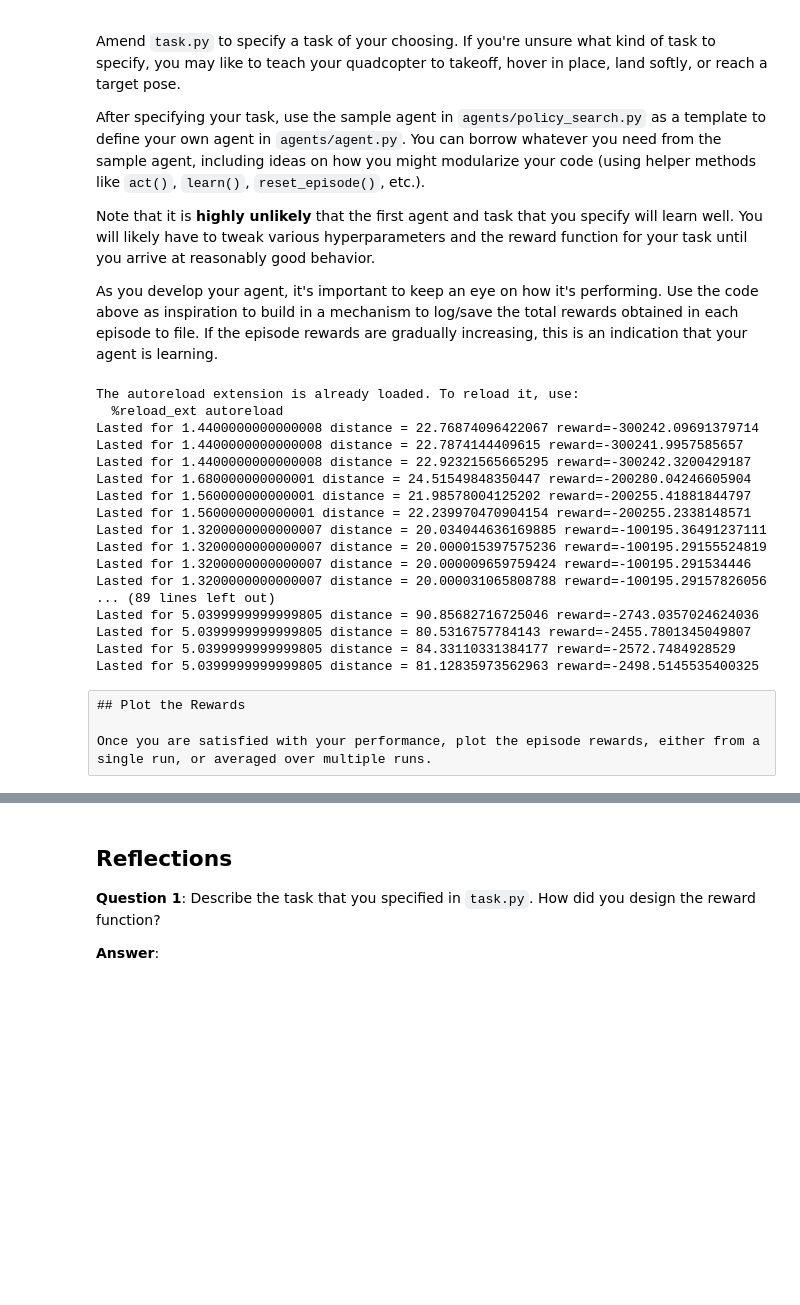
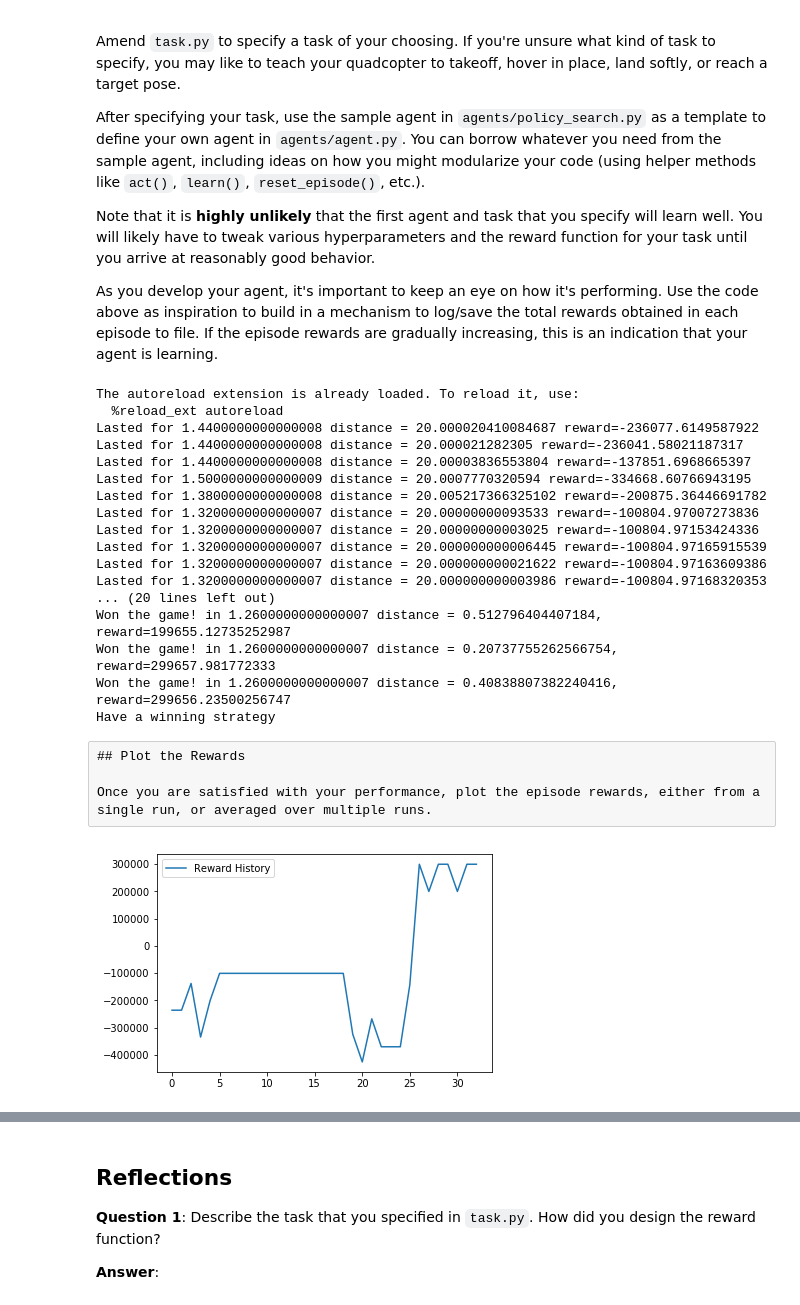
Before and after one commit to mstevenscmu/RL-Quadcopter-2, a Jupyter notebook: Quadcopter_Project.ipynb, the cells around one changed output, grey strips where cells are left out. Drawn from its saved outputs; the diff is of its cells as text; code cells hidden in the pictures; blank space fills up the shorter version.

```diff
--- a/Quadcopter_Project.ipynb
+++ b/Quadcopter_Project.ipynb
@@ -246,6 +246,7 @@ results = {x : [] for x in labels}
 win_loss_history = []
 
 reward_history = []
+distance_history = []
 
 for episode_i in range(250):
     state = agent.reset_episode()
@@ -263,6 +264,7 @@ for episode_i in range(250):
                 print("Lasted for {} distance = {} reward={}".format(task.sim.time, task.target_distance(), total_reward))
                 win_loss_history.append(0)
             reward_history.append(total_reward)
+            distance_history.append(task.target_distance())
             break
     if sum(win_loss_history[-10:]) >= 7:
         print("Have a winning strategy")
@@ -270,21 +272,21 @@ for episode_i in range(250):
 # %% [output]
 The autoreload extension is already loaded. To reload it, use:
   %reload_ext autoreload
-Lasted for 1.4400000000000008 distance = 22.76874096422067 reward=-300242.09691379714
-Lasted for 1.4400000000000008 distance = 22.7874144409615 reward=-300241.9957585657
-Lasted for 1.4400000000000008 distance = 22.92321565665295 reward=-300242.3200429187
-Lasted for 1.680000000000001 distance = 24.51549848350447 reward=-200280.04246605904
-Lasted for 1.560000000000001 distance = 21.98578004125202 reward=-200255.41881844797
-Lasted for 1.560000000000001 distance = 22.239970470904154 reward=-200255.2338148571
-Lasted for 1.3200000000000007 distance = 20.034044636169885 reward=-100195.36491237111
-Lasted for 1.3200000000000007 distance = 20.000015397575236 reward=-100195.29155524819
-Lasted for 1.3200000000000007 distance = 20.000009659759424 reward=-100195.291534446
-Lasted for 1.3200000000000007 distance = 20.000031065808788 reward=-100195.29157826056
-... (89 lines left out)
-Lasted for 5.0399999999999805 distance = 90.85682716725046 reward=-2743.0357024624036
-Lasted for 5.0399999999999805 distance = 80.5316757784143 reward=-2455.7801345049807
-Lasted for 5.0399999999999805 distance = 84.33110331384177 reward=-2572.7484928529
-Lasted for 5.0399999999999805 distance = 81.12835973562963 reward=-2498.5145535400325
+Lasted for 1.4400000000000008 distance = 20.000020410084687 reward=-236077.6149587922
+Lasted for 1.4400000000000008 distance = 20.000021282305 reward=-236041.58021187317
+Lasted for 1.4400000000000008 distance = 20.00003836553804 reward=-137851.6968665397
+Lasted for 1.5000000000000009 distance = 20.0007770320594 reward=-334668.60766943195
+Lasted for 1.3800000000000008 distance = 20.005217366325102 reward=-200875.36446691782
+Lasted for 1.3200000000000007 distance = 20.00000000093533 reward=-100804.97007273836
+Lasted for 1.3200000000000007 distance = 20.00000000003025 reward=-100804.97153424336
+Lasted for 1.3200000000000007 distance = 20.000000000006445 reward=-100804.97165915539
+Lasted for 1.3200000000000007 distance = 20.000000000021622 reward=-100804.97163609386
+Lasted for 1.3200000000000007 distance = 20.000000000003986 reward=-100804.97168320353
+... (20 lines left out)
+Won the game! in 1.2600000000000007 distance = 0.512796404407184, reward=199655.12735252987
+Won the game! in 1.2600000000000007 distance = 0.20737755262566754, reward=299657.981772333
+Won the game! in 1.2600000000000007 distance = 0.40838807382240416, reward=299656.23500256747
+Have a winning strategy
 # %% [raw]
 ## Plot the Rewards
 
@@ -293,0 +294,6 @@ Once you are satisfied with your performance, plot the episode rewards, either f
+# %%
+plt.plot(reward_history, label='Reward History')
+plt.legend()
+_ = plt.ylim()
+# %% [output]
+[figure, added]
```
Also changed, not shown: parts of 2 cells of this notebook, 1 other file.
